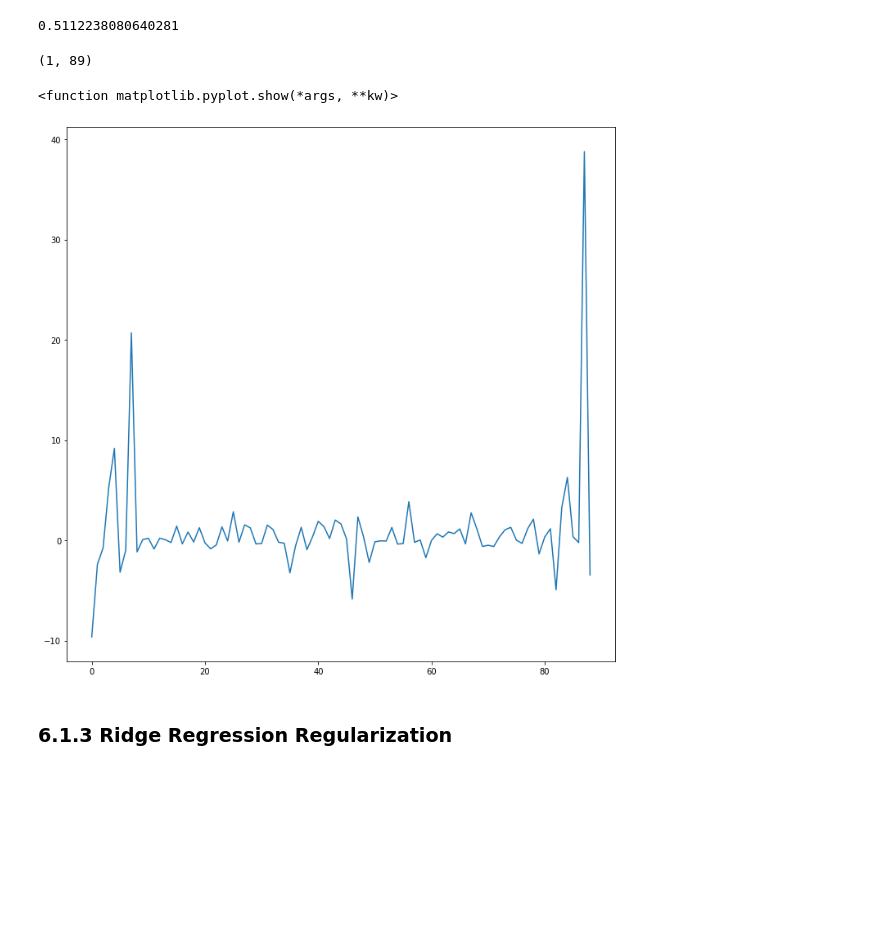
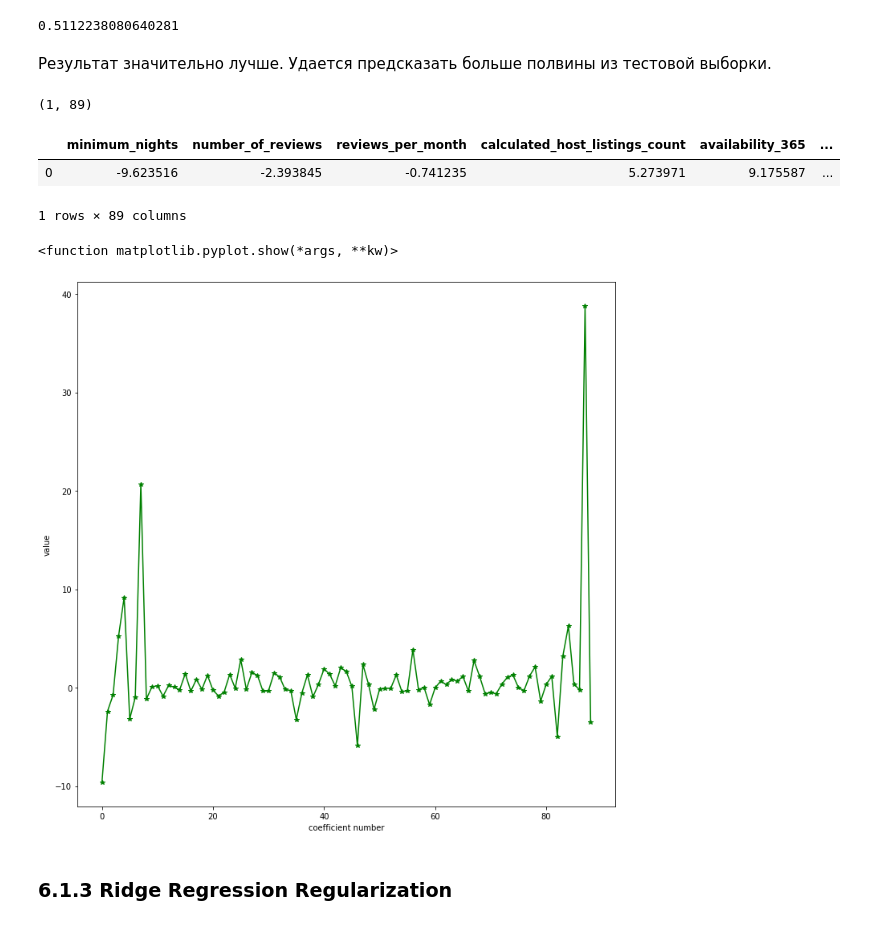
Before and after one commit to aleksei-gushchin/ml_projects, a Jupyter notebook: hw2_nyc_airbnb.ipynb, the cells around one changed output. Cells and saved outputs as stored; diff of their text form; code cells hidden in the pictures; blank space fills up the shorter version.

```diff
--- a/hw2_nyc_airbnb.ipynb
+++ b/hw2_nyc_airbnb.ipynb
@@ -481,21 +486,32 @@ polynomial_regression.score(X_test, y_test)
 # %% [output]
 0.5112238080640281
+# %% [markdown]
+Результат значительно лучше. Удается предсказать больше полвины из тестовой выборки.
 # %%
-lasso_reg.coef_.shape
+#Drop zero coefficients
 columns=data_num.drop(['price'], axis=1).columns
-coef=pd.DataFrame(lasso_reg.coef_, index=columns).T
-coef= coef.loc[:, (coef != 0).any(axis=0)]
-coef.shape
+coef_lasso=pd.DataFrame(lasso_reg.coef_, index=columns).T
+coef_lasso= coef_lasso.loc[:, (coef_lasso != 0).any(axis=0)]
+coef_lasso.shape
 # %% [output]
 (1, 89)
+# %%
+#Show Coefficients
+coef_lasso
+# %% [output]
+|  | minimum_nights | number_of_reviews | reviews_per_month | calculated_host_listings_count | availability_365 | ... |
+| 0 | -9.623516 | -2.393845 | -0.741235 | 5.273971 | 9.175587 | ... |
+1 rows × 89 columns
 # %%
-#plt.plot(coef.T.values)
-plt.figure(figsize=(12,12))
-plt.plot(coef.T.values)
+fig=plt.figure(figsize=(12,12))
+ax1=fig.add_subplot()
+ax1.set_xlabel("coefficient number")
+ax1.set_ylabel("value")
+plt.plot(coef_lasso.T.values, '-*g')
 plt.show
 # %% [output]
 <function matplotlib.pyplot.show(*args, **kw)>
-[figure, old version]
+[figure, new version]
 # %% [markdown]
 ### 6.1.3 Ridge Regression Regularization
 # %%
```
Also changed, not shown: parts of 24 cells of this notebook.
